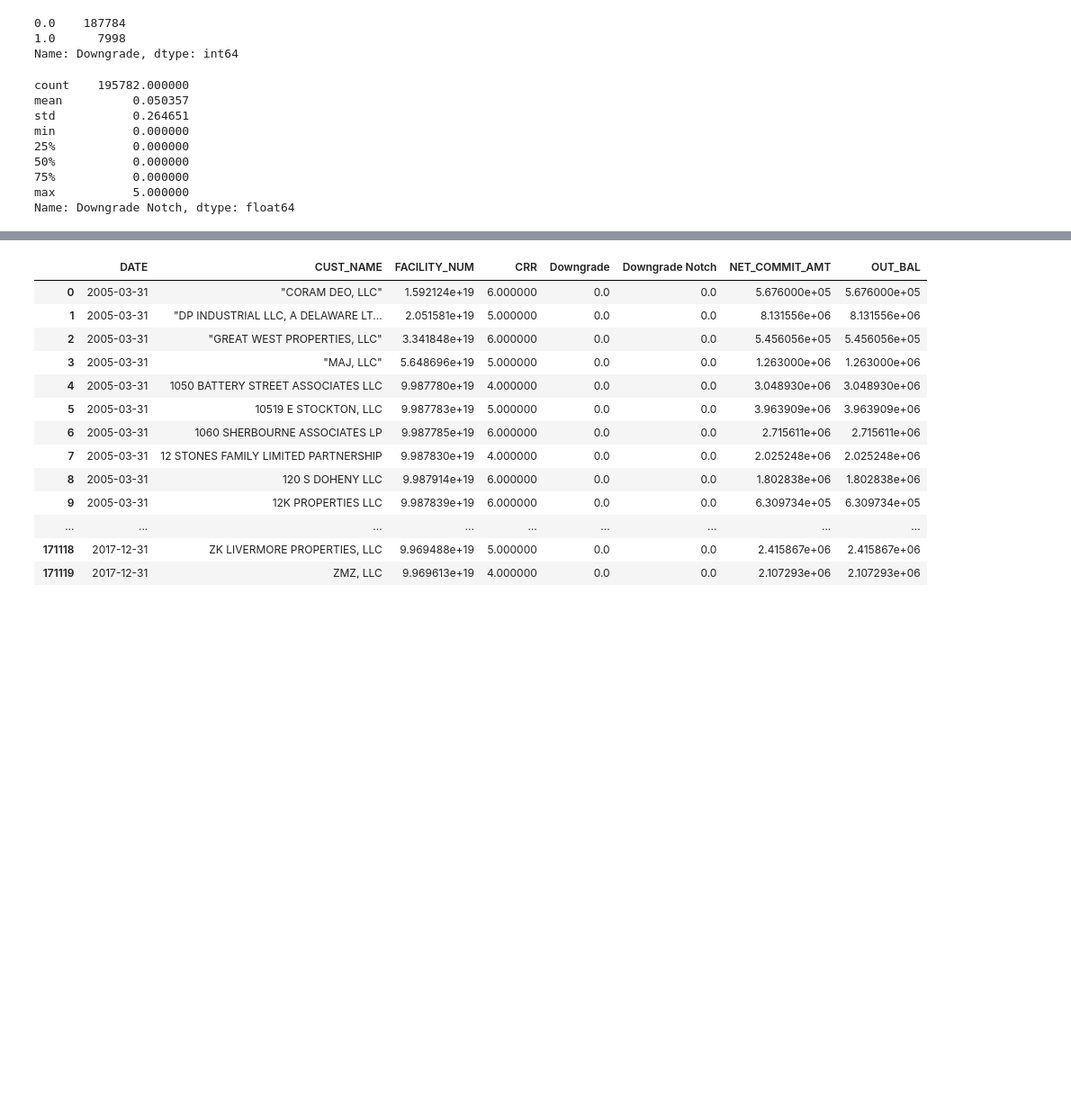
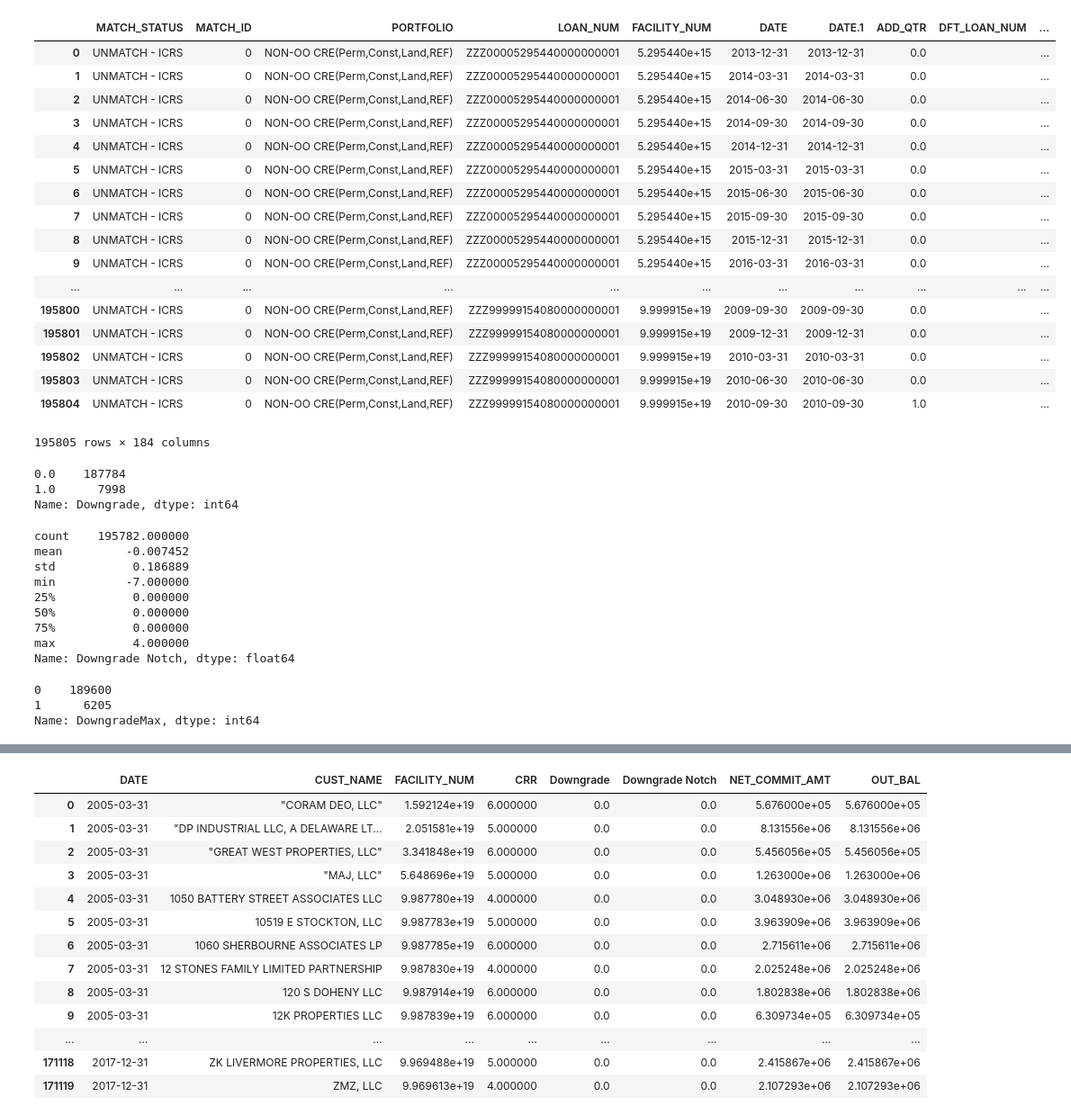
Before and after one commit to ShilinZhuu/hello-world, a Jupyter notebook: Organize Dataset.ipynb, the cells around one changed output, grey strips where cells are left out. Shown at 90% size. Saved outputs shown, nothing was run; the diff lists cells and outputs as text; code cells hidden in the pictures; blank space fills up the shorter version.

```diff
--- a/Organize Dataset.ipynb
+++ b/Organize Dataset.ipynb
@@ -12,0 +37,2 @@ df=pd.read_excel("CRE_08102018smallchangeDowngradecalculation.xlsx")
+# %%
+G=pd.DataFrame(df.groupby(['DATE','CUST_NAME','FACILITY_NUM'])['CRR'].max()).reset_index().rename_axis(None,axis=1)  #### FACILITY LEVEL
@@ -12,0 +247,2 @@ df=pd.read_excel("CRE_08102018smallchangeDowngradecalculation.xlsx")
+# %%
+G.columns.values[3] = 'MaxCrr'  #change the name of crr
@@ -12,0 +308,23 @@ df=pd.read_excel("CRE_08102018smallchangeDowngradecalculation.xlsx")
+# %%
+dfwMaxRate=pd.merge(df,G,how='left',left_on=['DATE','CUST_NAME','FACILITY_NUM'],right_on=['DATE','CUST_NAME','FACILITY_NUM'])
+# %%
+dfwMaxRate
+# %% [output]
+|  | MATCH_STATUS | MATCH_ID | PORTFOLIO | LOAN_NUM | FACILITY_NUM | DATE | DATE.1 | ADD_QTR | DFT_LOAN_NUM | ... |
+| 0 | UNMATCH - ICRS | 0 | NON-OO CRE(Perm,Const,Land,REF) | ZZZ00005295440000000001 | 5.295440e+15 | 2013-12-31 | 2013-12-31 | 0.0 |  | ... |
+| 1 | UNMATCH - ICRS | 0 | NON-OO CRE(Perm,Const,Land,REF) | ZZZ00005295440000000001 | 5.295440e+15 | 2014-03-31 | 2014-03-31 | 0.0 |  | ... |
+| 2 | UNMATCH - ICRS | 0 | NON-OO CRE(Perm,Const,Land,REF) | ZZZ00005295440000000001 | 5.295440e+15 | 2014-06-30 | 2014-06-30 | 0.0 |  | ... |
+| 3 | UNMATCH - ICRS | 0 | NON-OO CRE(Perm,Const,Land,REF) | ZZZ00005295440000000001 | 5.295440e+15 | 2014-09-30 | 2014-09-30 | 0.0 |  | ... |
+| 4 | UNMATCH - ICRS | 0 | NON-OO CRE(Perm,Const,Land,REF) | ZZZ00005295440000000001 | 5.295440e+15 | 2014-12-31 | 2014-12-31 | 0.0 |  | ... |
+| 5 | UNMATCH - ICRS | 0 | NON-OO CRE(Perm,Const,Land,REF) | ZZZ00005295440000000001 | 5.295440e+15 | 2015-03-31 | 2015-03-31 | 0.0 |  | ... |
+| 6 | UNMATCH - ICRS | 0 | NON-OO CRE(Perm,Const,Land,REF) | ZZZ00005295440000000001 | 5.295440e+15 | 2015-06-30 | 2015-06-30 | 0.0 |  | ... |
+| 7 | UNMATCH - ICRS | 0 | NON-OO CRE(Perm,Const,Land,REF) | ZZZ00005295440000000001 | 5.295440e+15 | 2015-09-30 | 2015-09-30 | 0.0 |  | ... |
+| 8 | UNMATCH - ICRS | 0 | NON-OO CRE(Perm,Const,Land,REF) | ZZZ00005295440000000001 | 5.295440e+15 | 2015-12-31 | 2015-12-31 | 0.0 |  | ... |
+| 9 | UNMATCH - ICRS | 0 | NON-OO CRE(Perm,Const,Land,REF) | ZZZ00005295440000000001 | 5.295440e+15 | 2016-03-31 | 2016-03-31 | 0.0 |  | ... |
+| ... | ... | ... | ... | ... | ... | ... | ... | ... | ... | ... |
+| 195800 | UNMATCH - ICRS | 0 | NON-OO CRE(Perm,Const,Land,REF) | ZZZ99999154080000000001 | 9.999915e+19 | 2009-09-30 | 2009-09-30 | 0.0 |  | ... |
+| 195801 | UNMATCH - ICRS | 0 | NON-OO CRE(Perm,Const,Land,REF) | ZZZ99999154080000000001 | 9.999915e+19 | 2009-12-31 | 2009-12-31 | 0.0 |  | ... |
+| 195802 | UNMATCH - ICRS | 0 | NON-OO CRE(Perm,Const,Land,REF) | ZZZ99999154080000000001 | 9.999915e+19 | 2010-03-31 | 2010-03-31 | 0.0 |  | ... |
+| 195803 | UNMATCH - ICRS | 0 | NON-OO CRE(Perm,Const,Land,REF) | ZZZ99999154080000000001 | 9.999915e+19 | 2010-06-30 | 2010-06-30 | 0.0 |  | ... |
+| 195804 | UNMATCH - ICRS | 0 | NON-OO CRE(Perm,Const,Land,REF) | ZZZ99999154080000000001 | 9.999915e+19 | 2010-09-30 | 2010-09-30 | 1.0 |  | ... |
+195805 rows × 184 columns
@@ -19,14 +339,14 @@ df['Downgrade'].value_counts()   ###new downgrade calculation, less downgrade
 1.0      7998
 Name: Downgrade, dtype: int64
 # %%
-df['Downgrade Notch'].describe()
+dfwMaxRate['Downgrade Notch'].describe()
 # %% [output]
 count    195782.000000
-mean          0.050357
-std           0.264651
-min           0.000000
+mean         -0.007452
+std           0.186889
+min          -7.000000
 25%           0.000000
 50%           0.000000
 75%           0.000000
-max           5.000000
+max           4.000000
 Name: Downgrade Notch, dtype: float64
@@ -32,0 +359,6 @@ Name: Downgrade Notch, dtype: float64
+# %%
+ddDowngradeMax['DowngradeMax'].value_counts()
+# %% [output]
+0    189600
+1      6205
+Name: DowngradeMax, dtype: int64
```
Also changed, not shown: parts of 70 cells of this notebook.
